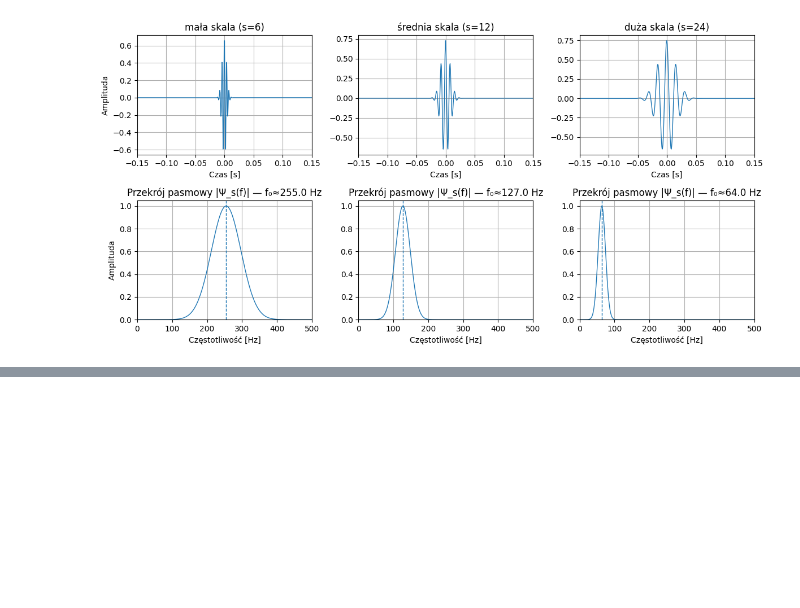
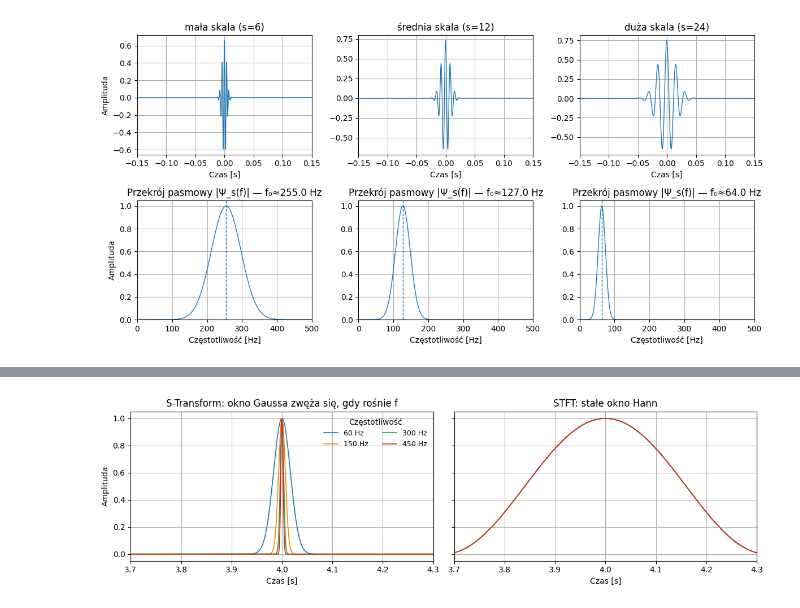
Before and after one commit to ThisIsSzimon/STM32-Time-Frequency-Analysis, a Jupyter notebook: Core/Python/ilustracje_praca.ipynb, the cells around one changed output, grey strips where cells are left out. Cells and saved outputs as stored; diff of their text form; code cells hidden in the pictures; blank space fills up the shorter version.

```diff
--- a/Core/Python/ilustracje_praca.ipynb
+++ b/Core/Python/ilustracje_praca.ipynb
@@ -654,0 +637,52 @@ plt.show()
+# %%
+import numpy as np
+import matplotlib.pyplot as plt
+
+# --- ustawienia osi czasu ---
+fs   = 1600.0        # Hz (spójnie z resztą rozdziału)
+tau  = 4.0           # [s] położenie okna (środek) na osi czasu
+tmin, tmax = 3.7, 4.3
+t = np.arange(tmin, tmax, 1/fs)
+
+# --- częstotliwości do porównania (te same po obu stronach) ---
+freqs = [60, 150, 300, 450]  # Hz
+
+# --- (A) S-Transform: okno Gaussa zależne od częstotliwości ---
+# z definicji ST:  |f|/sqrt(2π) * exp(-(t-τ)^2 * f^2 / 2)
+def s_window(t, tau, f):
+    g = np.abs(f) * np.exp(-0.5 * ((t - tau) * f)**2)  # stała 1/sqrt(2π) nie ma znaczenia dla kształtu
+    return g / (g.max() + 1e-12)  # normalizacja do 1 dla równej skali
+
+# --- (B) STFT: stałe okno Hann (ta sama długość dla wszystkich f) ---
+# dobierzmy długość tak, aby porównanie było wizualne; np. 1024 próbek przy fs=1600 Hz (~0.64 s)
+Nw = 1024
+def hann_window(t, tau, Nw, fs):
+    width = Nw / fs
+    x = (t - tau) / (width/2)  # -1..1
+    w = 0.5 * (1 + np.cos(np.pi * x))
+    w[np.abs(x) > 1] = 0.0
+    return w
+
+# --- rysunek 1×2 ---
+fig, axes = plt.subplots(1, 2, figsize=(12, 3.6), sharey=True)
+
+# panel (A): S-Transform – okna w funkcji f
+for f in freqs:
+    axes[0].plot(t, s_window(t, tau, f), label=f'{f} Hz', linewidth=1.2)
+axes[0].set_title('S-Transform: okno Gaussa zwęża się, gdy rośnie f')
+axes[0].set_xlabel('Czas [s]'); axes[0].set_ylabel('Amplituda')
+axes[0].set_xlim(tmin, tmax); axes[0].grid(True)
+axes[0].legend(title='Częstotliwość', ncols=2, fontsize=9, frameon=False)
+
+# panel (B): STFT – jedno, stałe okno dla wszystkich f
+w_hann = hann_window(t, tau, Nw, fs)
+for f in freqs:
+    axes[1].plot(t, w_hann, linewidth=1.2)  # taki sam kształt dla każdego f
+axes[1].set_title(f'STFT: stałe okno Hann')
+axes[1].set_xlabel('Czas [s]'); axes[1].set_xlim(tmin, tmax)
+axes[1].grid(True)
+
+plt.tight_layout()
+plt.show()
+# %% [output]
+[figure, added]
```
Also changed, not shown: parts of 6 cells of this notebook, 42 other files.
